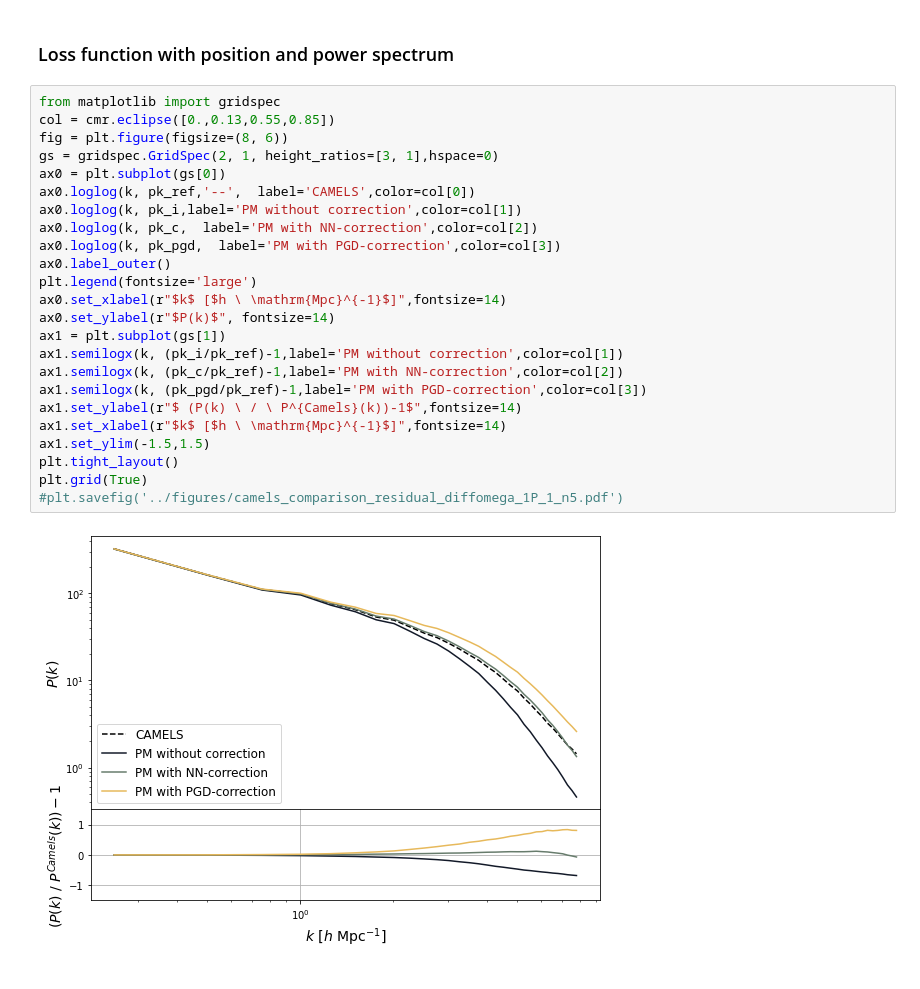
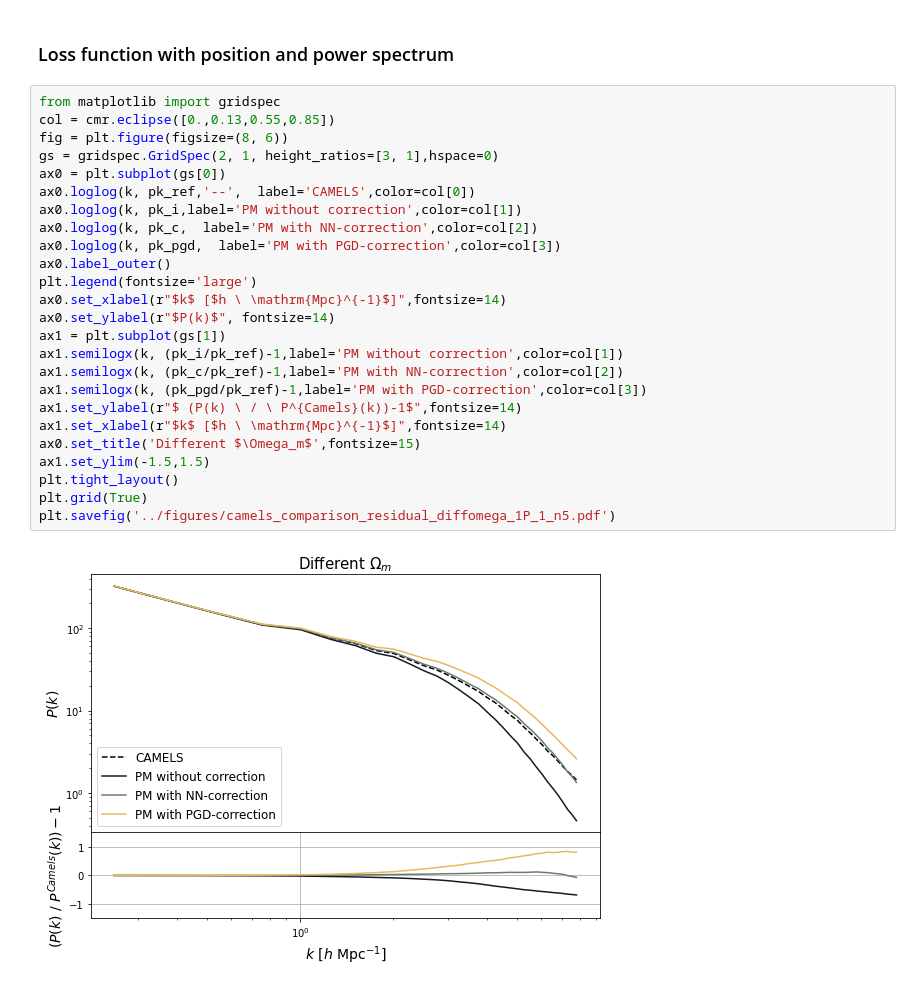
Before and after one commit to DifferentiableUniverseInitiative/jaxpm-paper, a Jupyter notebook: notebooks/NNvsPGD_wrong_cosmo_omega_M.ipynb, the cells around one changed output. Saved outputs shown, nothing was run; the diff lists cells and outputs as text.

Commit message:
figure different cosmology

```diff
--- a/notebooks/NNvsPGD_wrong_cosmo_omega_M.ipynb
+++ b/notebooks/NNvsPGD_wrong_cosmo_omega_M.ipynb
@@ -228,26 +228,27 @@ sm = plt.cm.ScalarMappable(cmap=cmap, norm=plt.Normalize(vmin=0., vmax=1))
 # %%
 from matplotlib import gridspec
 col = cmr.eclipse([0.,0.13,0.55,0.85])
 fig = plt.figure(figsize=(8, 6))
 gs = gridspec.GridSpec(2, 1, height_ratios=[3, 1],hspace=0)
 ax0 = plt.subplot(gs[0])
 ax0.loglog(k, pk_ref,'--',  label='CAMELS',color=col[0])
 ax0.loglog(k, pk_i,label='PM without correction',color=col[1])
 ax0.loglog(k, pk_c,  label='PM with NN-correction',color=col[2])
 ax0.loglog(k, pk_pgd,  label='PM with PGD-correction',color=col[3])
 ax0.label_outer()
 plt.legend(fontsize='large')
 ax0.set_xlabel(r"$k$ [$h \ \mathrm{Mpc}^{-1}$]",fontsize=14)
 ax0.set_ylabel(r"$P(k)$", fontsize=14)
 ax1 = plt.subplot(gs[1])
 ax1.semilogx(k, (pk_i/pk_ref)-1,label='PM without correction',color=col[1])
 ax1.semilogx(k, (pk_c/pk_ref)-1,label='PM with NN-correction',color=col[2])
 ax1.semilogx(k, (pk_pgd/pk_ref)-1,label='PM with PGD-correction',color=col[3])
 ax1.set_ylabel(r"$ (P(k) \ / \ P^{Camels}(k))-1$",fontsize=14)
 ax1.set_xlabel(r"$k$ [$h \ \mathrm{Mpc}^{-1}$]",fontsize=14)
+ax0.set_title('Different $\Omega_m$',fontsize=15)
 ax1.set_ylim(-1.5,1.5)
 plt.tight_layout()
 plt.grid(True)
-#plt.savefig('../figures/camels_comparison_residual_diffomega_1P_1_n5.pdf')
+plt.savefig('../figures/camels_comparison_residual_diffomega_1P_1_n5.pdf')
 # %% [output]
-[figure, old version]
+[figure, new version]
```
Also changed, not shown: 1 other file.
